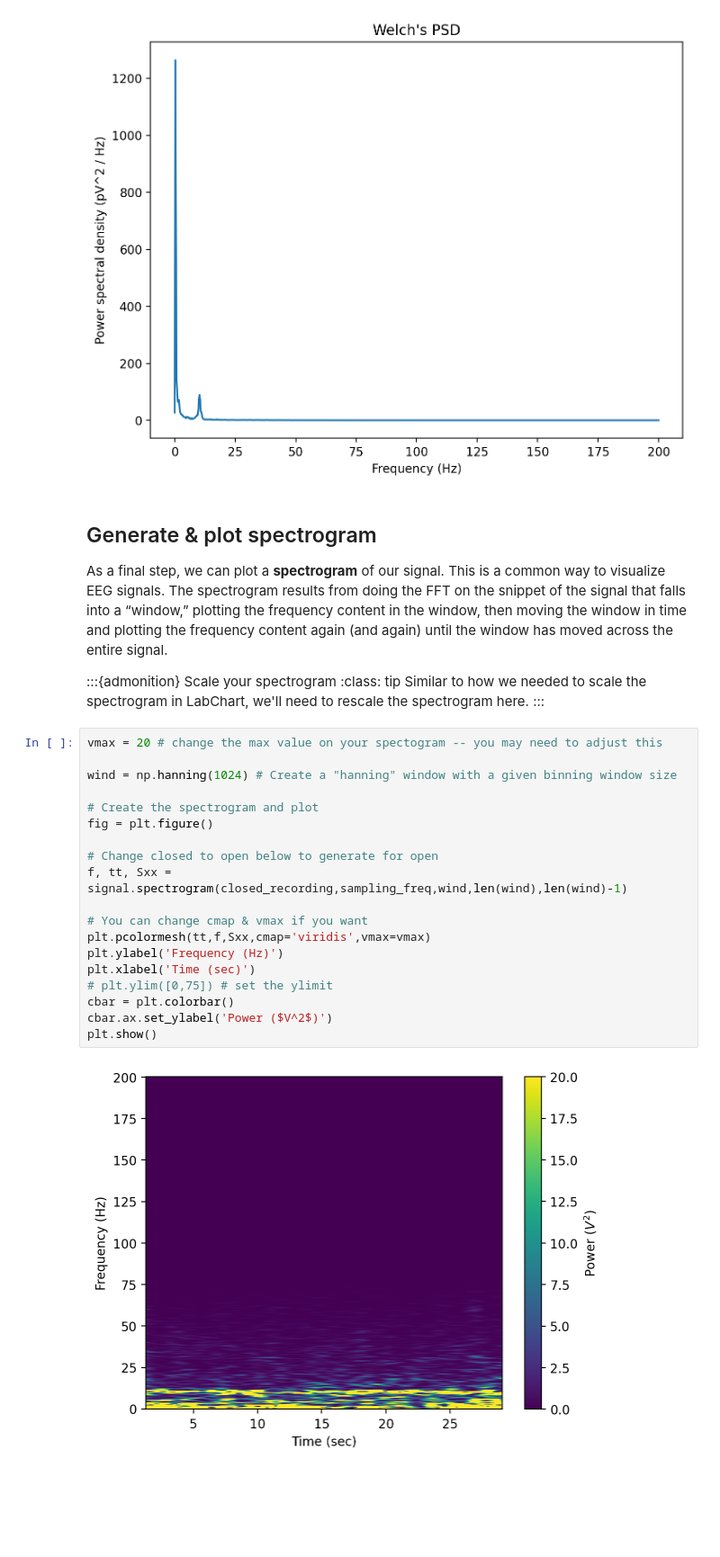
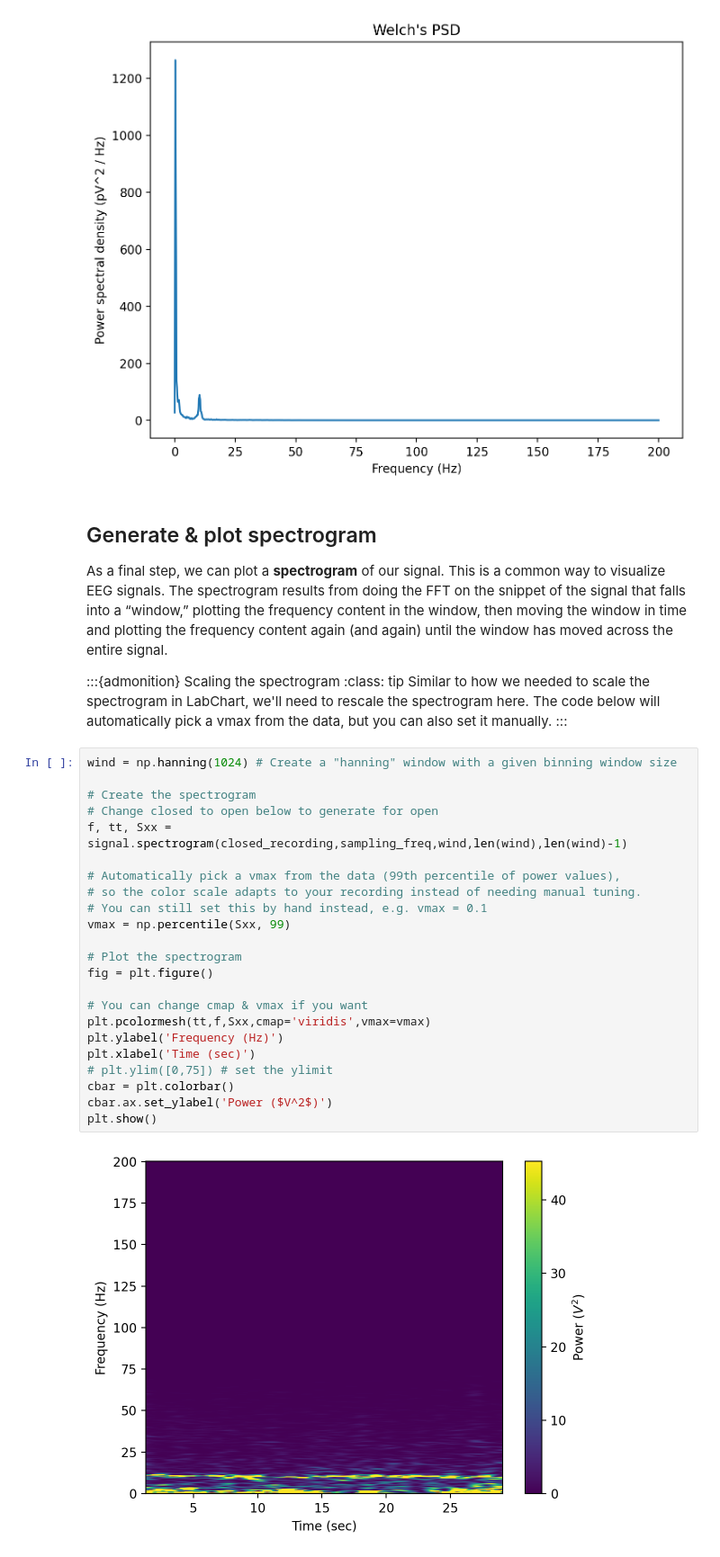
Before and after one commit to BIPN145/BIPN145.github.io, a Jupyter notebook: _build/jupyter_execute/Python/SpectralAnalysis.ipynb, the cells around one changed output. Shown at 90% size. Drawn from its saved outputs; the diff is of its cells as text; blank space fills up the shorter version.

```diff
--- a/_build/jupyter_execute/Python/SpectralAnalysis.ipynb
+++ b/_build/jupyter_execute/Python/SpectralAnalysis.ipynb
@@ -136,28 +136,32 @@ plt.show()
 ## Generate & plot spectrogram
 As a final step, we can plot a **spectrogram** of our signal. This is a common way to visualize EEG signals. The spectrogram results from doing the FFT on the snippet of the signal that falls into a “window,” plotting the frequency content in the window, then moving the window in time and plotting the frequency content again (and again) until the window has moved across the entire signal.
 
-:::{admonition} Scale your spectrogram
+:::{admonition} Scaling the spectrogram
 :class: tip
-Similar to how we needed to scale the spectrogram in LabChart, we'll need to rescale the spectrogram here.
+Similar to how we needed to scale the spectrogram in LabChart, we'll need to rescale the spectrogram here. The code below will automatically pick a vmax from the data, but you can also set it manually.
 :::
 # %%
-vmax = 20 # change the max value on your spectogram -- you may need to adjust this
-
 wind = np.hanning(1024) # Create a "hanning" window with a given binning window size
 
-# Create the spectrogram and plot
-fig = plt.figure()
-
+# Create the spectrogram
 # Change closed to open below to generate for open
 f, tt, Sxx = signal.spectrogram(closed_recording,sampling_freq,wind,len(wind),len(wind)-1)
+
+# Automatically pick a vmax from the data (99th percentile of power values),
+# so the color scale adapts to your recording instead of needing manual tuning.
+# You can still set this by hand instead, e.g. vmax = 0.1
+vmax = np.percentile(Sxx, 99)
+
+# Plot the spectrogram
+fig = plt.figure()
 
 # You can change cmap & vmax if you want
 plt.pcolormesh(tt,f,Sxx,cmap='viridis',vmax=vmax)
 plt.ylabel('Frequency (Hz)')
 plt.xlabel('Time (sec)')
 # plt.ylim([0,75]) # set the ylimit
 cbar = plt.colorbar()
 cbar.ax.set_ylabel('Power ($V^2$)')
 plt.show()
 # %% [output]
-[figure, old version]
+[figure, new version]
```
Also changed, not shown: 11 other files.
